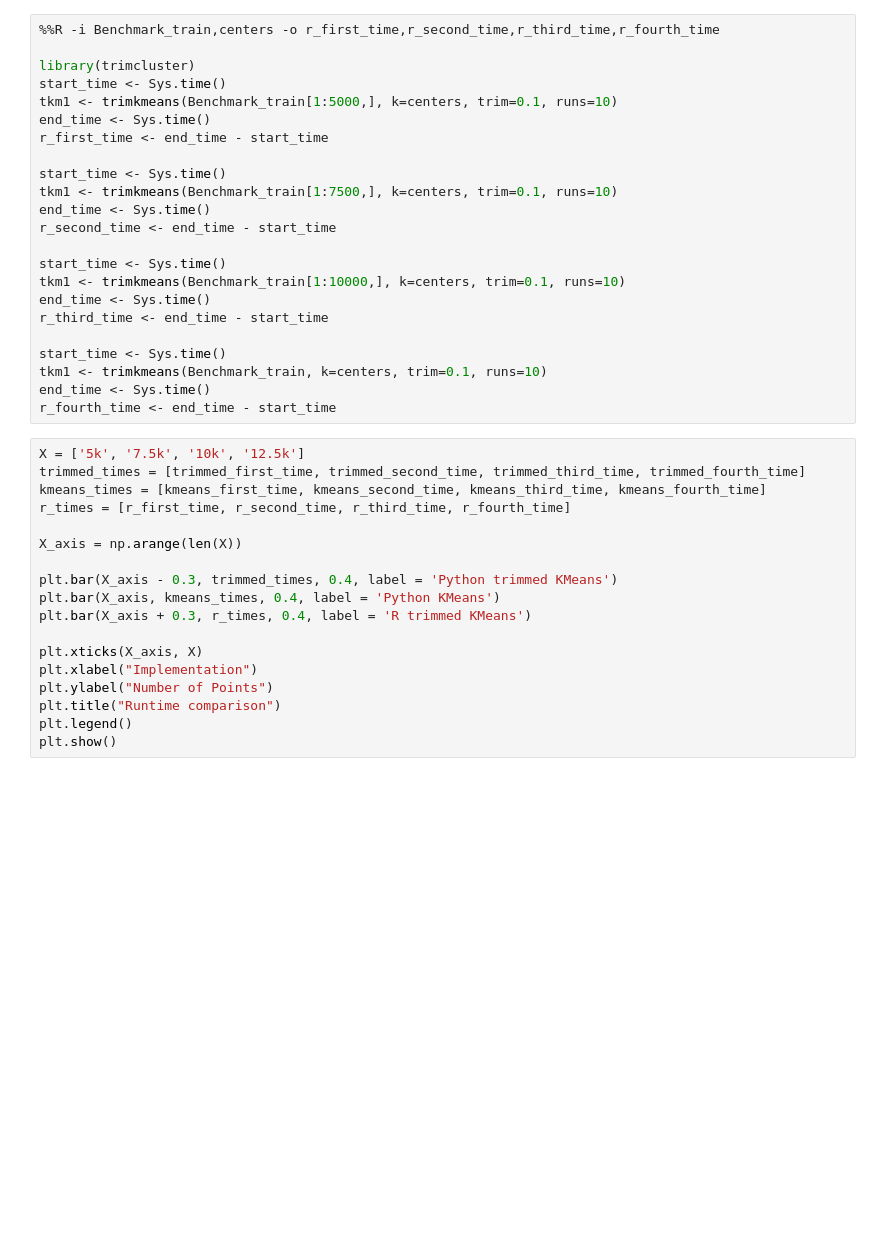
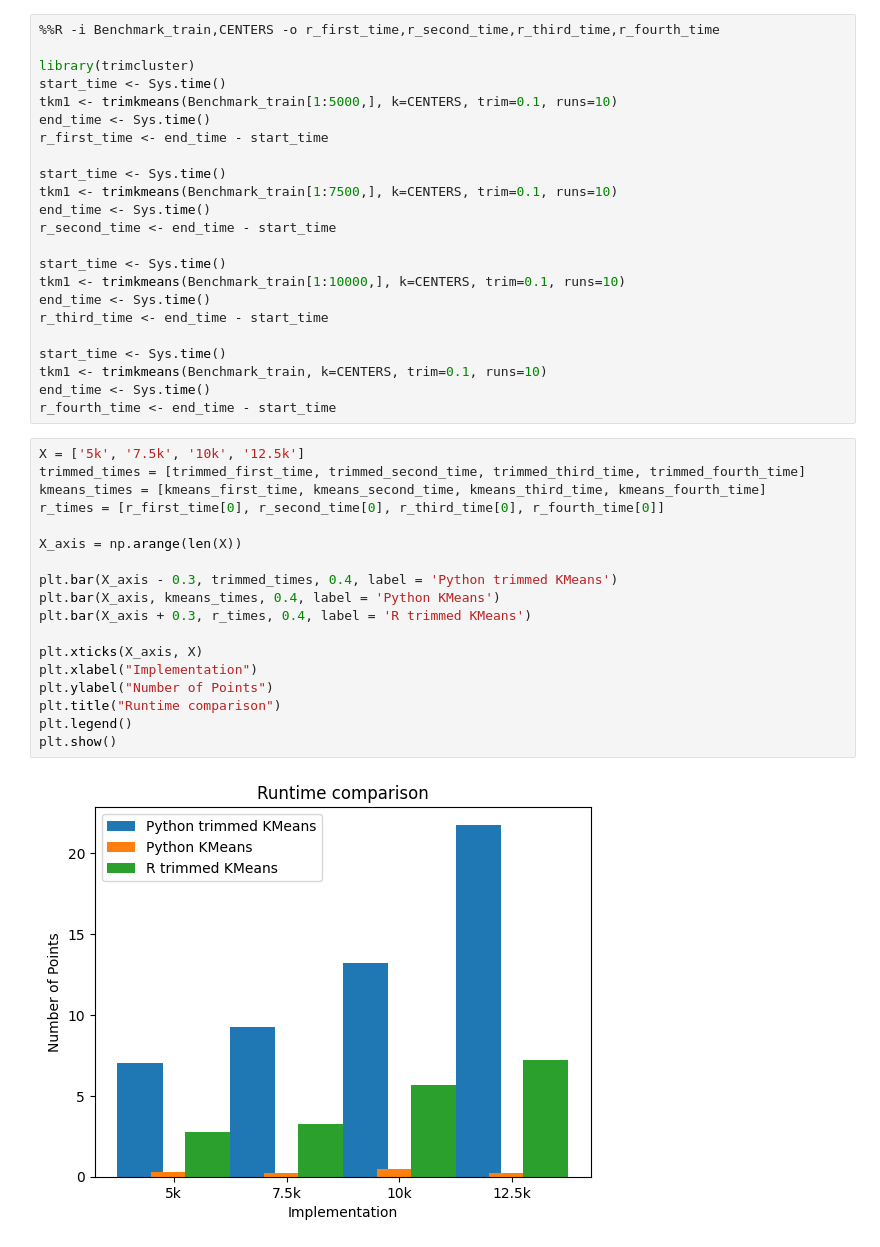
Before and after one commit to ArthRie/trimkmeans, a Jupyter notebook: runtime_evaluation.ipynb, the cells around one changed output. Cells and saved outputs as stored; diff of their text form; blank space fills up the shorter version.

```diff
--- a/runtime_evaluation.ipynb
+++ b/runtime_evaluation.ipynb
@@ -55,41 +63,43 @@ kmeans_fourth_time = round(time.process_time() - start_time, 2)
 # %%
-%%R -i Benchmark_train,centers -o r_first_time,r_second_time,r_third_time,r_fourth_time
+%%R -i Benchmark_train,CENTERS -o r_first_time,r_second_time,r_third_time,r_fourth_time
 
 library(trimcluster)
 start_time <- Sys.time()
-tkm1 <- trimkmeans(Benchmark_train[1:5000,], k=centers, trim=0.1, runs=10)
+tkm1 <- trimkmeans(Benchmark_train[1:5000,], k=CENTERS, trim=0.1, runs=10)
 end_time <- Sys.time()
 r_first_time <- end_time - start_time
 
 start_time <- Sys.time()
-tkm1 <- trimkmeans(Benchmark_train[1:7500,], k=centers, trim=0.1, runs=10)
+tkm1 <- trimkmeans(Benchmark_train[1:7500,], k=CENTERS, trim=0.1, runs=10)
 end_time <- Sys.time()
 r_second_time <- end_time - start_time
 
 start_time <- Sys.time()
-tkm1 <- trimkmeans(Benchmark_train[1:10000,], k=centers, trim=0.1, runs=10)
+tkm1 <- trimkmeans(Benchmark_train[1:10000,], k=CENTERS, trim=0.1, runs=10)
 end_time <- Sys.time()
 r_third_time <- end_time - start_time
 
 start_time <- Sys.time()
-tkm1 <- trimkmeans(Benchmark_train, k=centers, trim=0.1, runs=10)
+tkm1 <- trimkmeans(Benchmark_train, k=CENTERS, trim=0.1, runs=10)
 end_time <- Sys.time()
 r_fourth_time <- end_time - start_time
 # %%
 X = ['5k', '7.5k', '10k', '12.5k']
 trimmed_times = [trimmed_first_time, trimmed_second_time, trimmed_third_time, trimmed_fourth_time]
 kmeans_times = [kmeans_first_time, kmeans_second_time, kmeans_third_time, kmeans_fourth_time]
-r_times = [r_first_time, r_second_time, r_third_time, r_fourth_time]
+r_times = [r_first_time[0], r_second_time[0], r_third_time[0], r_fourth_time[0]]
 
 X_axis = np.arange(len(X))
 
 plt.bar(X_axis - 0.3, trimmed_times, 0.4, label = 'Python trimmed KMeans')
 plt.bar(X_axis, kmeans_times, 0.4, label = 'Python KMeans')
 plt.bar(X_axis + 0.3, r_times, 0.4, label = 'R trimmed KMeans')
 
 plt.xticks(X_axis, X)
 plt.xlabel("Implementation")
 plt.ylabel("Number of Points")
 plt.title("Runtime comparison")
 plt.legend()
 plt.show()
+# %% [output]
+[figure, added]
```
Also changed, not shown: parts of 9 cells of this notebook.
